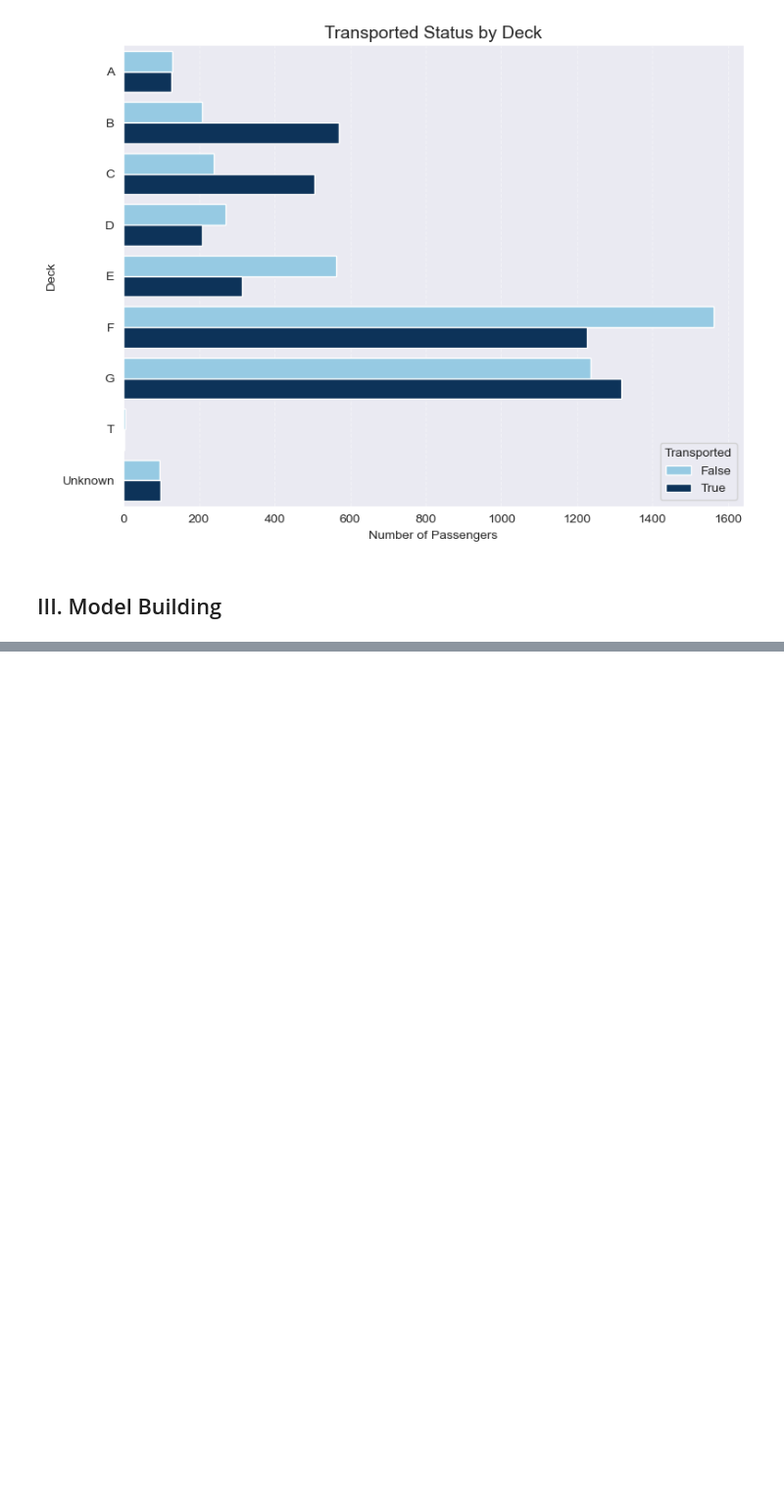
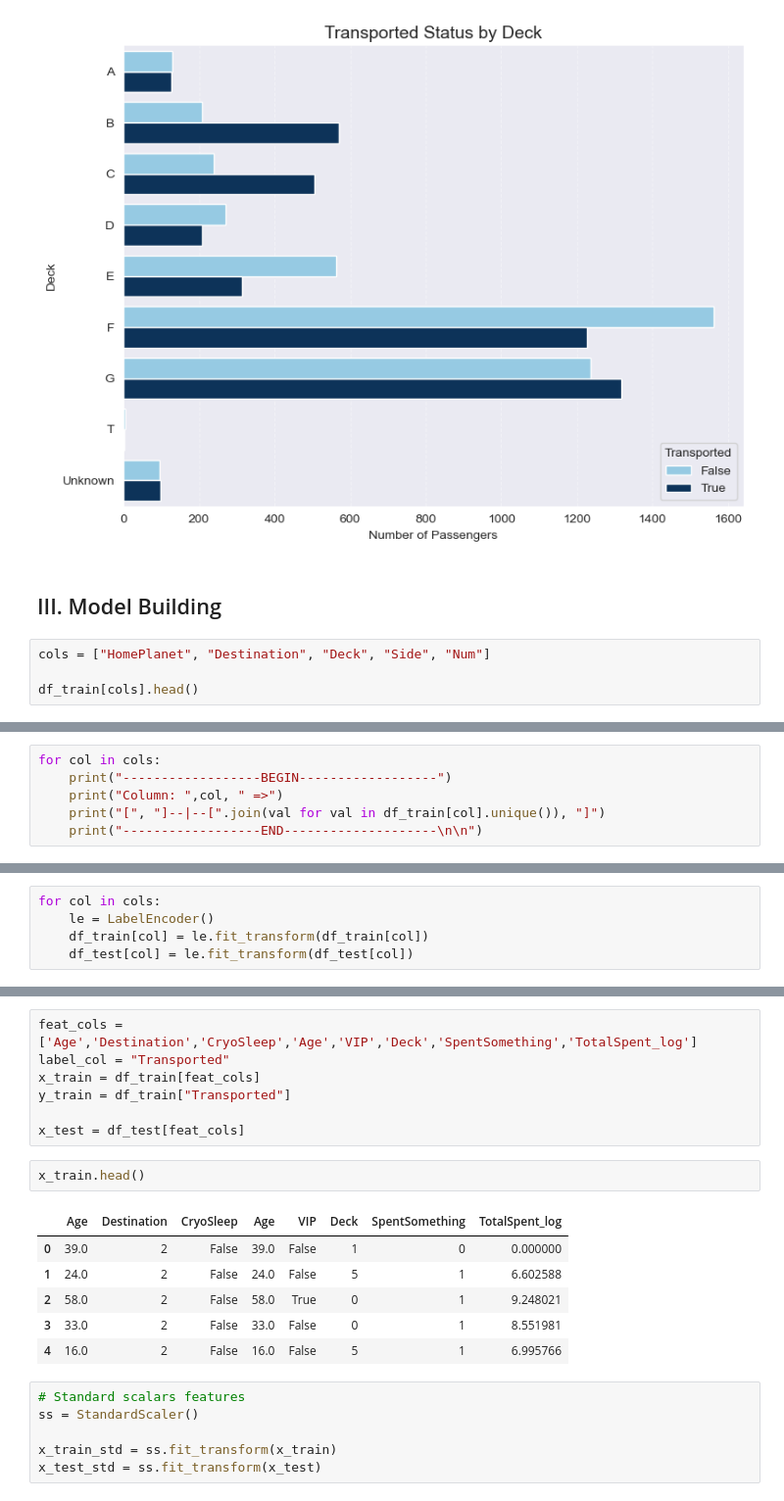
Before and after one commit to herolava259/machine-learning-gym, a Jupyter notebook: data-science/notebooks/spaceship-challenge/space-ship-titanic-deep-dive.ipynb, the cells around one changed output, grey strips where cells are left out. Shown at 98% size. Cells and saved outputs as stored; diff of their text form; blank space fills up the shorter version.

```diff
--- a/data-science/notebooks/spaceship-challenge/space-ship-titanic-deep-dive.ipynb
+++ b/data-science/notebooks/spaceship-challenge/space-ship-titanic-deep-dive.ipynb
@@ -480,3 +480,7 @@ plt.show()
 [figure]
 # %% [markdown]
 ## III. Model Building
+# %%
+cols = ["HomePlanet", "Destination", "Deck", "Side", "Num"]
+
+df_train[cols].head()
@@ -482,0 +533,6 @@ plt.show()
+# %%
+for col in cols:
+    print("------------------BEGIN------------------")
+    print("Column: ",col, " =>")
+    print("[", "]--|--[".join(val for val in df_train[col].unique()), "]")
+    print("------------------END--------------------\n\n")
@@ -482,0 +557,5 @@ plt.show()
+# %%
+for col in cols:
+    le = LabelEncoder()
+    df_train[col] = le.fit_transform(df_train[col])
+    df_test[col] = le.fit_transform(df_test[col])
@@ -482,0 +571,22 @@ plt.show()
+# %%
+feat_cols = ['Age','Destination','CryoSleep','Age','VIP','Deck','SpentSomething','TotalSpent_log']
+label_col = "Transported"
+x_train = df_train[feat_cols]
+y_train = df_train["Transported"]
+
+x_test = df_test[feat_cols]
+# %%
+x_train.head()
+# %% [output]
+|  | Age | Destination | CryoSleep | Age | VIP | Deck | SpentSomething | TotalSpent_log |
+| 0 | 39.0 | 2 | False | 39.0 | False | 1 | 0 | 0.000000 |
+| 1 | 24.0 | 2 | False | 24.0 | False | 5 | 1 | 6.602588 |
+| 2 | 58.0 | 2 | False | 58.0 | True | 0 | 1 | 9.248021 |
+| 3 | 33.0 | 2 | False | 33.0 | False | 0 | 1 | 8.551981 |
+| 4 | 16.0 | 2 | False | 16.0 | False | 5 | 1 | 6.995766 |
+# %%
+# Standard scalars features
+ss = StandardScaler()
+
+x_train_std = ss.fit_transform(x_train)
+x_test_std = ss.fit_transform(x_test)
```
Also changed, not shown: parts of 13 cells of this notebook, 2 other files.
